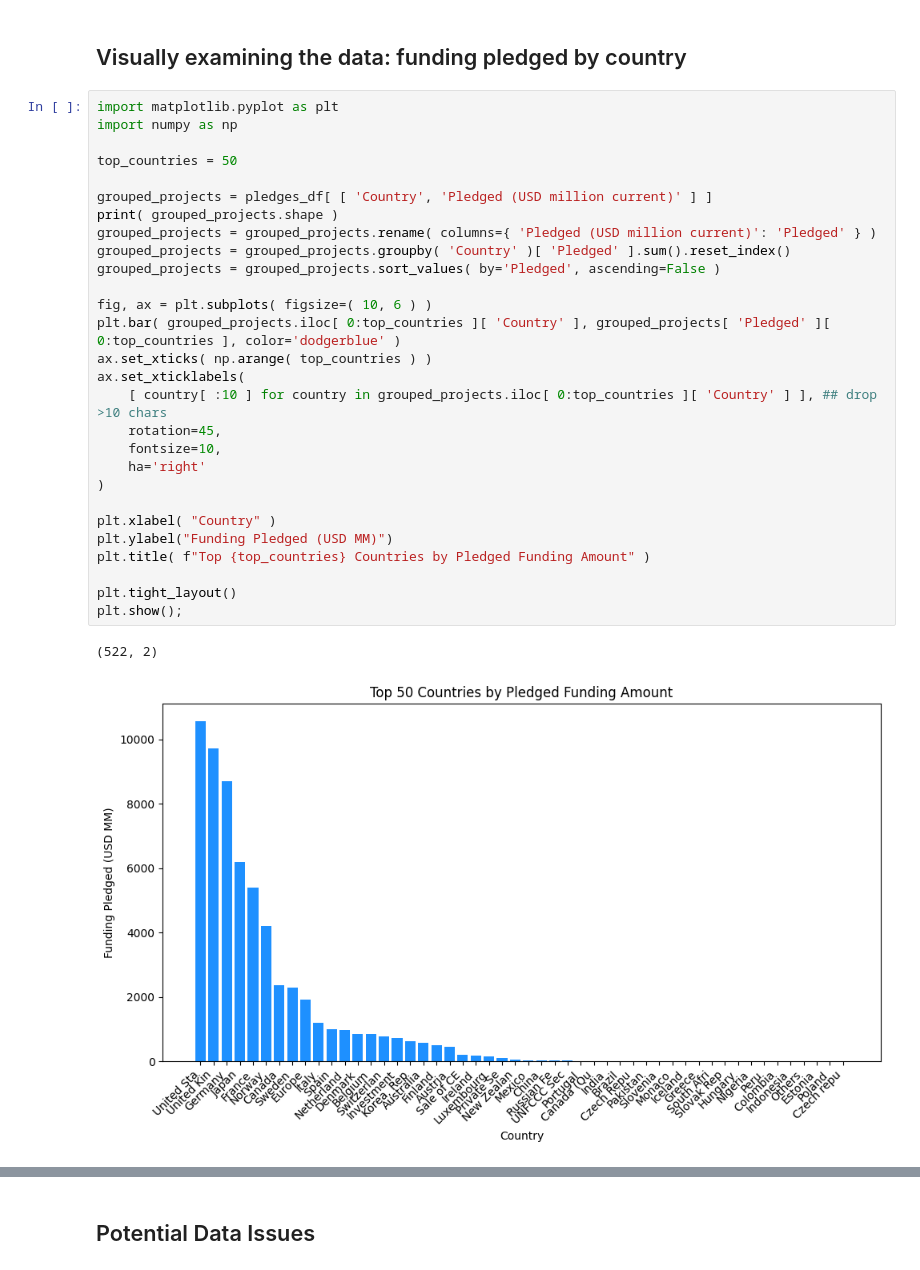
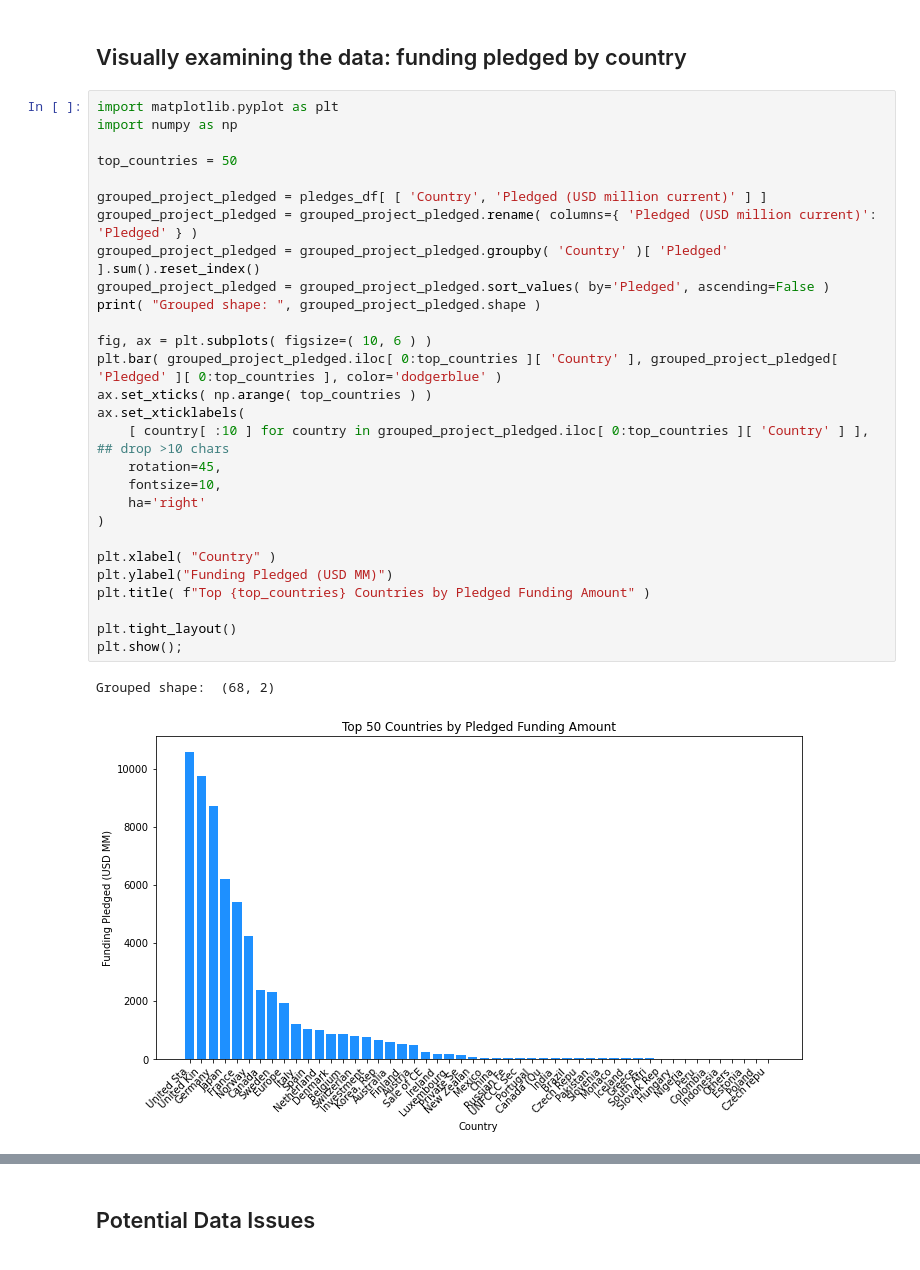
Before and after one commit to ESeufert/AC209a-Group-1---Class-Project, a Jupyter notebook: Milestone_2/Milestone_2.ipynb, the cells around one changed output, grey strips where cells are left out. Drawn from its saved outputs; the diff is of its cells as text.

```diff
--- a/Milestone_2/Milestone_2.ipynb
+++ b/Milestone_2/Milestone_2.ipynb
@@ -124,33 +124,33 @@ plt.show();
 # %% [markdown]
 ## Visually examining the data: funding pledged by country ##
-# %%
-import matplotlib.pyplot as plt
-import numpy as np
-
-top_countries = 50
-
-grouped_projects = pledges_df[ [ 'Country', 'Pledged (USD million current)' ] ]
-print( grouped_projects.shape )
-grouped_projects = grouped_projects.rename( columns={ 'Pledged (USD million current)': 'Pledged' } )
-grouped_projects = grouped_projects.groupby( 'Country' )[ 'Pledged' ].sum().reset_index()
-grouped_projects = grouped_projects.sort_values( by='Pledged', ascending=False )
-
-fig, ax = plt.subplots( figsize=( 10, 6 ) )
-plt.bar( grouped_projects.iloc[ 0:top_countries ][ 'Country' ], grouped_projects[ 'Pledged' ][ 0:top_countries ], color='dodgerblue' )
-ax.set_xticks( np.arange( top_countries ) )
-ax.set_xticklabels(
-    [ country[ :10 ] for country in grouped_projects.iloc[ 0:top_countries ][ 'Country' ] ], ## drop >10 chars
-    rotation=45,
-    fontsize=10,
-    ha='right'
-)
-
-plt.xlabel( "Country" )
-plt.ylabel("Funding Pledged (USD MM)")
-plt.title( f"Top {top_countries} Countries by Pledged Funding Amount" )
-
-plt.tight_layout()
-plt.show();
-# %% [output]
-(522, 2)
-[figure, removed]
+# %%
+import matplotlib.pyplot as plt
+import numpy as np
+
+top_countries = 50
+
+grouped_project_pledged = pledges_df[ [ 'Country', 'Pledged (USD million current)' ] ]
+grouped_project_pledged = grouped_project_pledged.rename( columns={ 'Pledged (USD million current)': 'Pledged' } )
+grouped_project_pledged = grouped_project_pledged.groupby( 'Country' )[ 'Pledged' ].sum().reset_index()
+grouped_project_pledged = grouped_project_pledged.sort_values( by='Pledged', ascending=False )
+print( "Grouped shape: ", grouped_project_pledged.shape )
+
+fig, ax = plt.subplots( figsize=( 10, 6 ) )
+plt.bar( grouped_project_pledged.iloc[ 0:top_countries ][ 'Country' ], grouped_project_pledged[ 'Pledged' ][ 0:top_countries ], color='dodgerblue' )
+ax.set_xticks( np.arange( top_countries ) )
+ax.set_xticklabels(
+    [ country[ :10 ] for country in grouped_project_pledged.iloc[ 0:top_countries ][ 'Country' ] ], ## drop >10 chars
+    rotation=45,
+    fontsize=10,
+    ha='right'
+)
+
+plt.xlabel( "Country" )
+plt.ylabel("Funding Pledged (USD MM)")
+plt.title( f"Top {top_countries} Countries by Pledged Funding Amount" )
+
+plt.tight_layout()
+plt.show();
+# %% [output]
+Grouped shape:  (68, 2)
+[figure, added]
```
Also changed, not shown: parts of 4 cells of this notebook.
